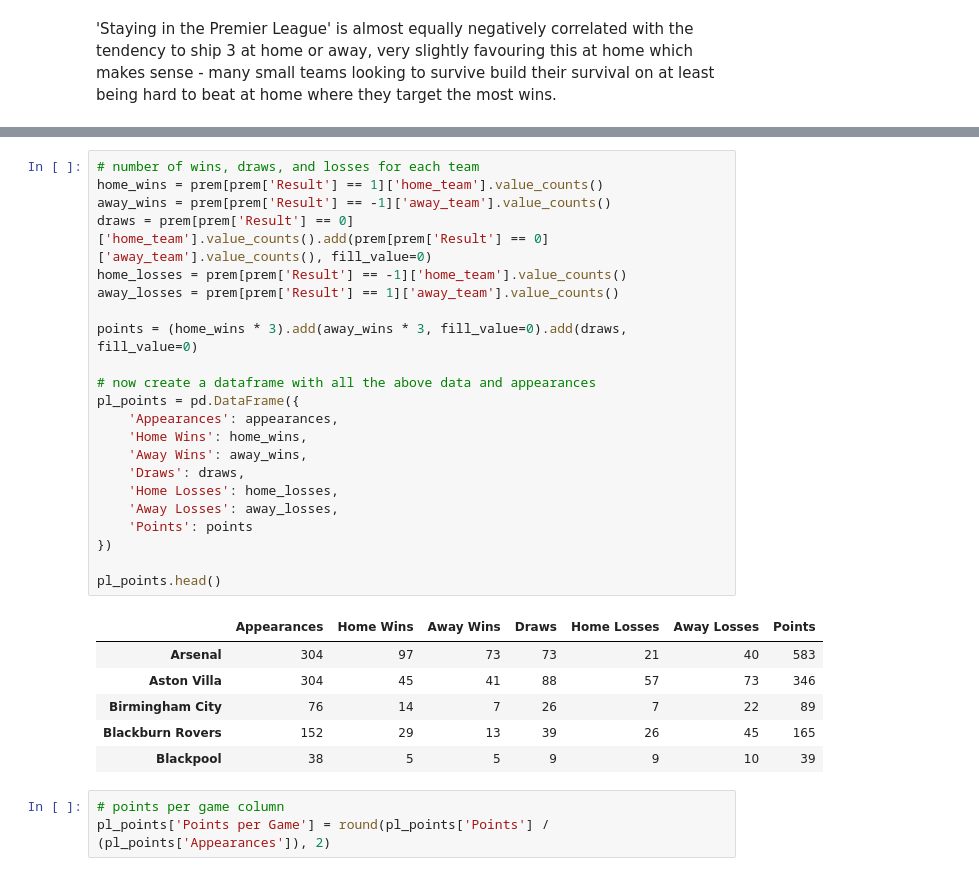
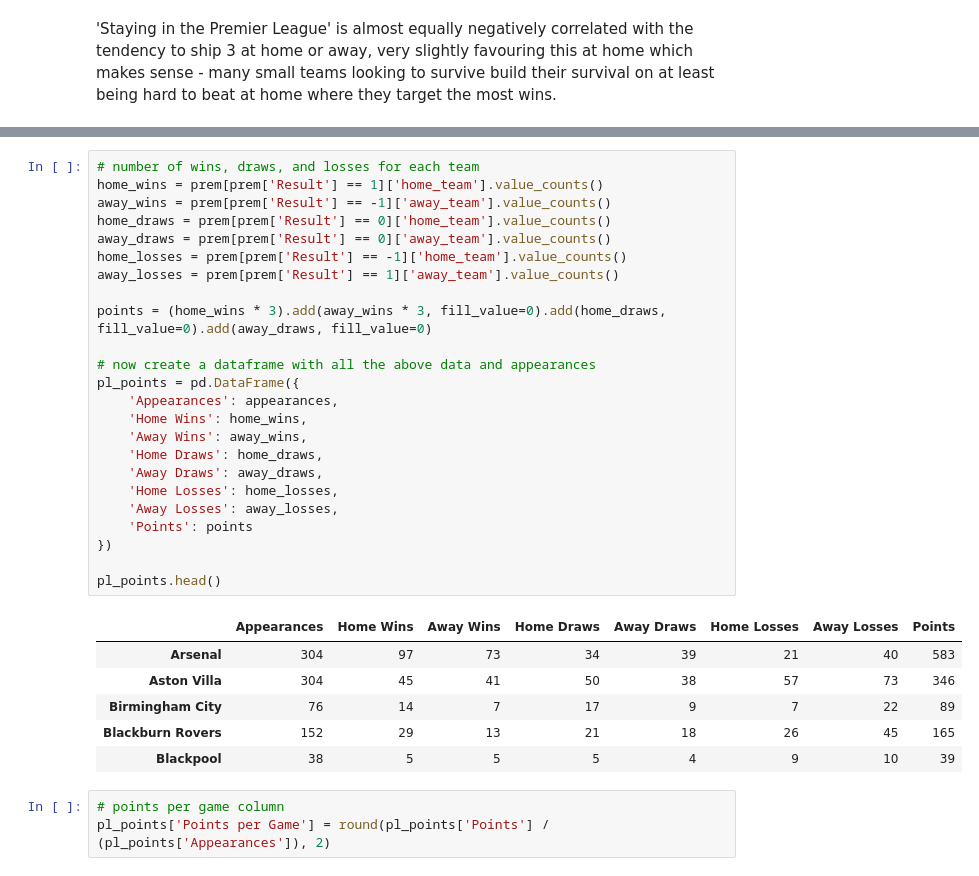
Before and after one commit to tjjdoherty/football-project-mvp, a Jupyter notebook: intro_clean_eda.ipynb, the cells around one changed output, grey strips where cells are left out. Cells and saved outputs as stored; diff of their text form.

Commit message:
added more draw EDA

```diff
--- a/intro_clean_eda.ipynb
+++ b/intro_clean_eda.ipynb
@@ -944,32 +1186,34 @@ Name: count, dtype: int64
 # %%
 # number of wins, draws, and losses for each team
 home_wins = prem[prem['Result'] == 1]['home_team'].value_counts()
 away_wins = prem[prem['Result'] == -1]['away_team'].value_counts()
-draws = prem[prem['Result'] == 0]['home_team'].value_counts().add(prem[prem['Result'] == 0]['away_team'].value_counts(), fill_value=0)
+home_draws = prem[prem['Result'] == 0]['home_team'].value_counts()
+away_draws = prem[prem['Result'] == 0]['away_team'].value_counts()
 home_losses = prem[prem['Result'] == -1]['home_team'].value_counts()
 away_losses = prem[prem['Result'] == 1]['away_team'].value_counts()
 
-points = (home_wins * 3).add(away_wins * 3, fill_value=0).add(draws, fill_value=0)
+points = (home_wins * 3).add(away_wins * 3, fill_value=0).add(home_draws, fill_value=0).add(away_draws, fill_value=0)
 
 # now create a dataframe with all the above data and appearances
 pl_points = pd.DataFrame({
     'Appearances': appearances,
     'Home Wins': home_wins,
     'Away Wins': away_wins,
-    'Draws': draws,
+    'Home Draws': home_draws,
+    'Away Draws': away_draws,
     'Home Losses': home_losses,
     'Away Losses': away_losses,
     'Points': points
 })
 
 pl_points.head()
 # %% [output]
-|  | Appearances | Home Wins | Away Wins | Draws | Home Losses | Away Losses | Points |
-| Arsenal | 304 | 97 | 73 | 73 | 21 | 40 | 583 |
-| Aston Villa | 304 | 45 | 41 | 88 | 57 | 73 | 346 |
-| Birmingham City | 76 | 14 | 7 | 26 | 7 | 22 | 89 |
-| Blackburn Rovers | 152 | 29 | 13 | 39 | 26 | 45 | 165 |
-| Blackpool | 38 | 5 | 5 | 9 | 9 | 10 | 39 |
+|  | Appearances | Home Wins | Away Wins | Home Draws | Away Draws | Home Losses | Away Losses | Points |
+| Arsenal | 304 | 97 | 73 | 34 | 39 | 21 | 40 | 583 |
+| Aston Villa | 304 | 45 | 41 | 50 | 38 | 57 | 73 | 346 |
+| Birmingham City | 76 | 14 | 7 | 17 | 9 | 7 | 22 | 89 |
+| Blackburn Rovers | 152 | 29 | 13 | 21 | 18 | 26 | 45 | 165 |
+| Blackpool | 38 | 5 | 5 | 5 | 4 | 9 | 10 | 39 |
 # %%
 # points per game column
 pl_points['Points per Game'] = round(pl_points['Points'] / (pl_points['Appearances']), 2)
```
Also changed, not shown: parts of 67 cells of this notebook, 1 other file.
